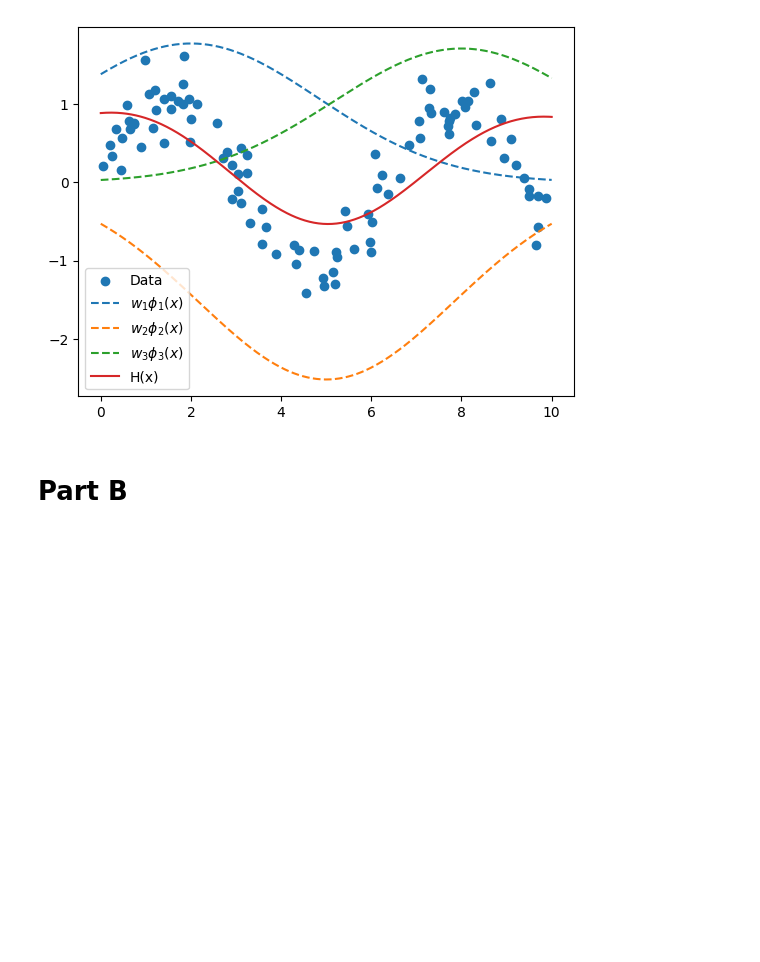
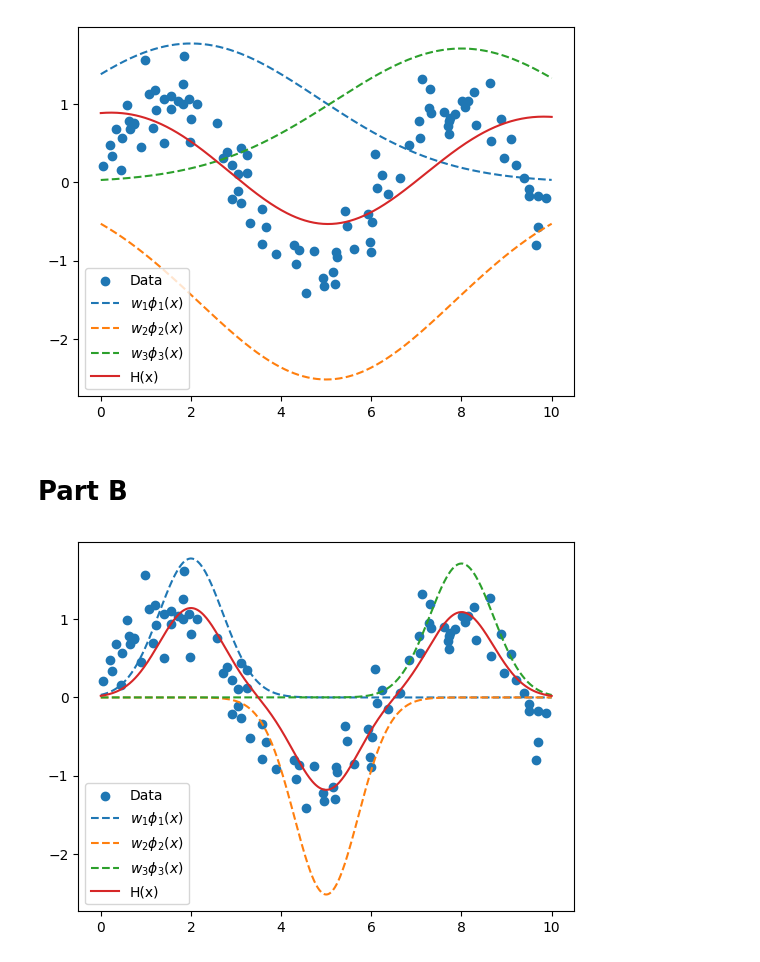
Before and after one commit to Ricki-C/DSC140B-CODING-HW, a Jupyter notebook: dsc140b-homework06.ipynb, the cells around one changed output. Drawn from its saved outputs; the diff is of its cells as text; code cells hidden in the pictures; blank space fills up the shorter version.

```diff
--- a/dsc140b-homework06.ipynb
+++ b/dsc140b-homework06.ipynb
@@ -177,3 +177,37 @@ plt.show()
 [figure]
 # %% [markdown]
 # Part B
+# %%
+# choose centers and width(sigma)
+centers = np.array([2,5,8])
+sigma2 = 1
+
+Phi2 = np.column_stack([rbf(x, c, sigma2) for c in centers])
+
+w2 = np.linalg.inv(Phi2.T @ Phi2) @ Phi2.T @ y
+
+y_pred2 = Phi2 @ w2
+
+x_plot = np.linspace(0, 10, 500)
+
+Phi_plot2 = np.column_stack([rbf(x_plot, c, sigma2) for c in centers])
+
+H_plot2 = Phi_plot2 @ w2
+# %%
+# plot the training data by scatter plot
+plt.scatter(x, y, label='Data')
+
+# plot weighted basis functions
+for i, c in enumerate(centers):
+    plt.plot(x_plot,
+             w[i] * rbf(x_plot, c, sigma2),  # prediction by this basis function --> only change one part and left other bump unchanged
+             linestyle='--',
+             label=f'$w_{i+1} \\phi_{i+1}(x)$')
+
+# plot final model
+plt.plot(x_plot, H_plot2, label='H(x)')
+
+plt.legend()
+plt.show()
+# %% [output]
+[figure, added]
```
